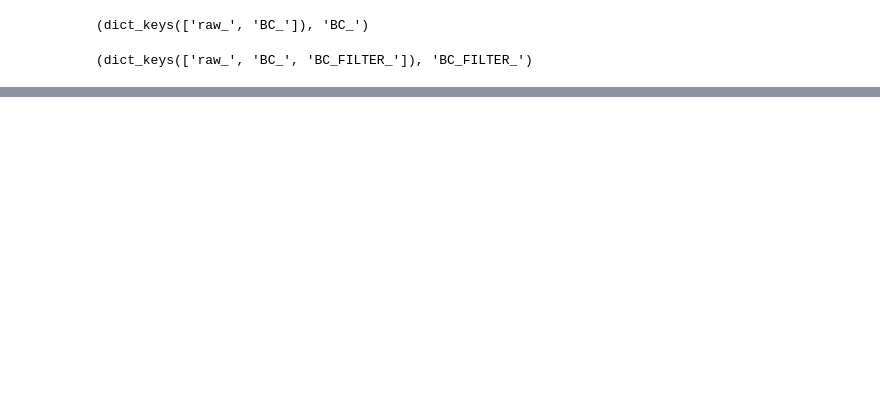
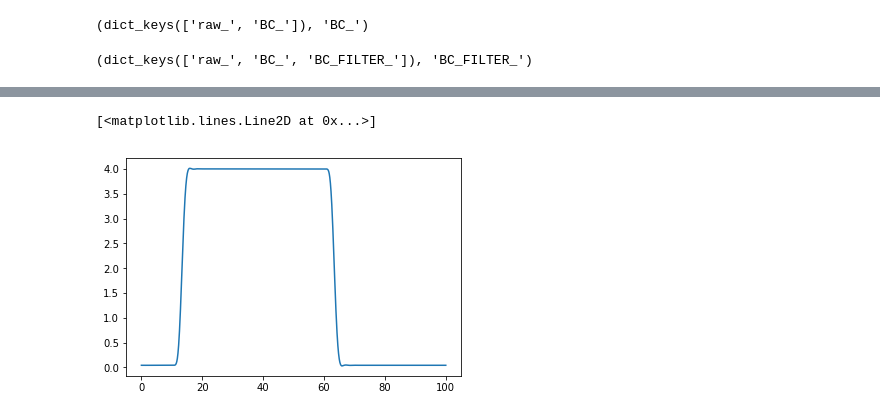
Before and after one commit to AGPlested/ASCAM, a Jupyter notebook: histogram.ipynb, the cells around one changed output, grey strips where cells are left out. Saved outputs shown, nothing was run; the diff lists cells and outputs as text; code cells hidden in the pictures; blank space fills up the shorter version.

```diff
--- a/histogram.ipynb
+++ b/histogram.ipynb
@@ -55,0 +60,5 @@ trace = exp['BC_FILTER_'][0]['trace']
+# %%
+plt.plot(exp['raw_'][0]['time'],exp['raw_'][0]['piezo'])
+# %% [output]
+[<matplotlib.lines.Line2D at 0x...>]
+[figure, added]
```
Also changed, not shown: parts of 32 cells of this notebook, 8 other files.
